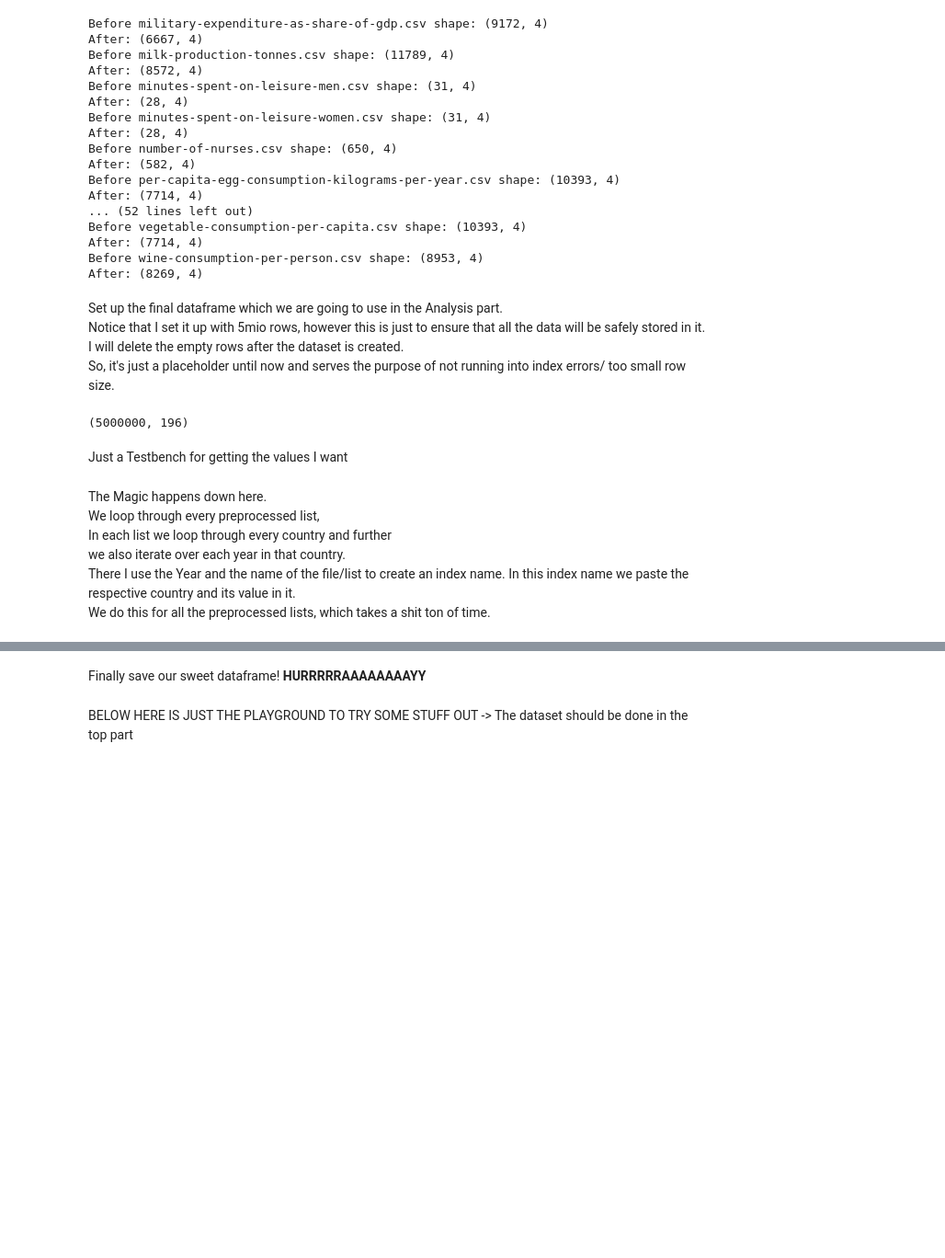
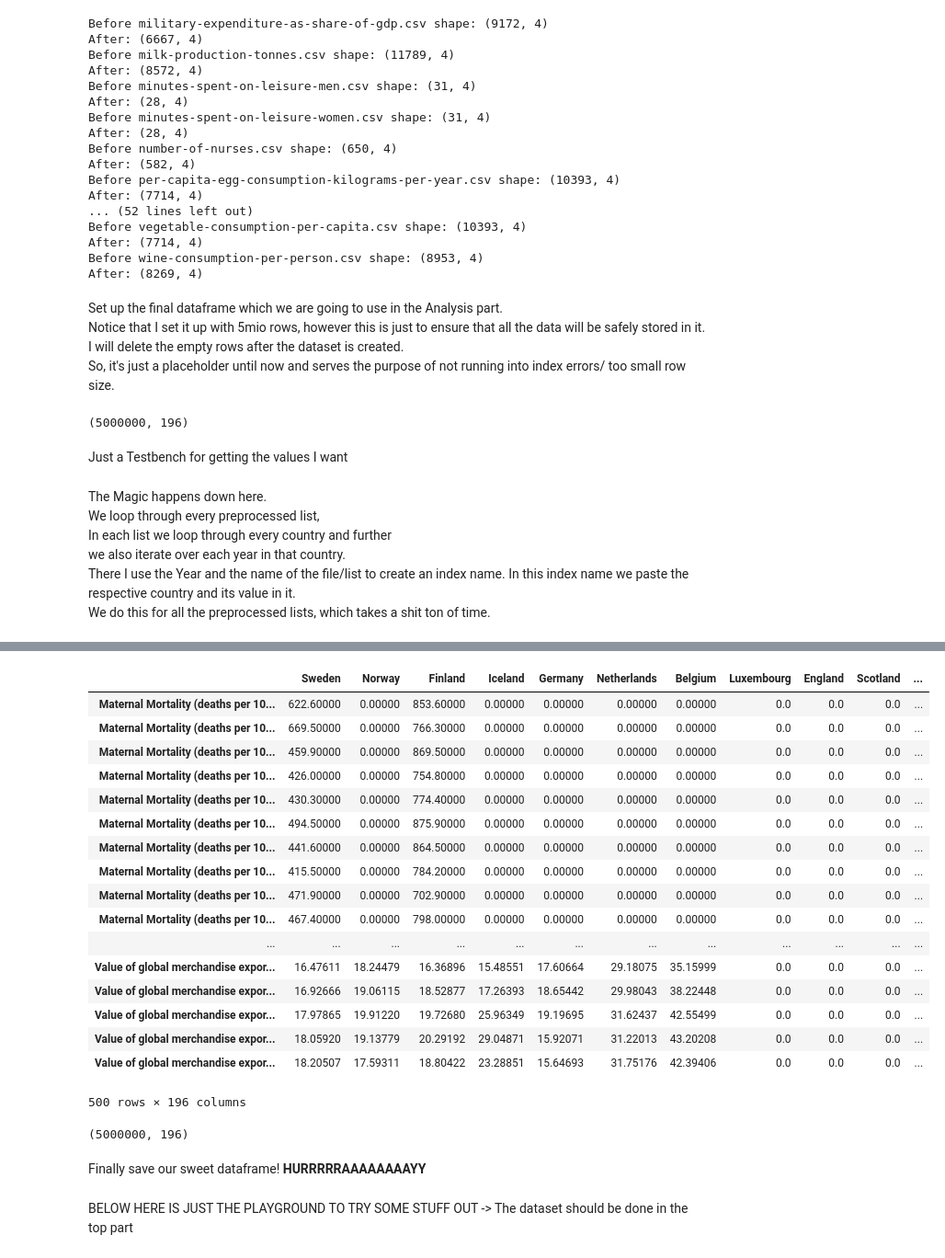
Before and after one commit to lenlehm/Opportunity-Insights, a Jupyter notebook: Create_Dataset.ipynb, the cells around one changed output, grey strips where cells are left out. Shown at 92% size. Drawn from its saved outputs; the diff is of its cells as text; code cells hidden in the pictures; blank space fills up the shorter version.

```diff
--- a/Create_Dataset.ipynb
+++ b/Create_Dataset.ipynb
@@ -220,10 +241,12 @@ We do this for all the preprocessed lists, which takes a shit ton of time. <br /
 # %%
 %%time
 # paste the values into the final_df from each single list
-nextListIndex = 0
+nextListIndex = 2658
 
 try:
     for lists in type4Cols:
+        if type4Cols.index('number-of-nurses.csv') >= type4Cols.index(lists):
+            continue
 
         ## Read the file and get the all countries along with their reported years
         print("{} list out of {}, Index: {}, Name: {}".format(type4Cols.index(lists), len(type4Cols), nextListIndex, lists))
@@ -297,5 +330,31 @@ final_df[0:10]
+# %%
+final_df[2000:2500]
+# %% [output]
+|  | Sweden | Norway | Finland | Iceland | Germany | Netherlands | Belgium | Luxembourg | England | Scotland | ... |
+| Maternal Mortality (deaths per 10... | 622.60000 | 0.00000 | 853.60000 | 0.00000 | 0.00000 | 0.00000 | 0.00000 | 0.0 | 0.0 | 0.0 | ... |
+| Maternal Mortality (deaths per 10... | 669.50000 | 0.00000 | 766.30000 | 0.00000 | 0.00000 | 0.00000 | 0.00000 | 0.0 | 0.0 | 0.0 | ... |
+| Maternal Mortality (deaths per 10... | 459.90000 | 0.00000 | 869.50000 | 0.00000 | 0.00000 | 0.00000 | 0.00000 | 0.0 | 0.0 | 0.0 | ... |
+| Maternal Mortality (deaths per 10... | 426.00000 | 0.00000 | 754.80000 | 0.00000 | 0.00000 | 0.00000 | 0.00000 | 0.0 | 0.0 | 0.0 | ... |
+| Maternal Mortality (deaths per 10... | 430.30000 | 0.00000 | 774.40000 | 0.00000 | 0.00000 | 0.00000 | 0.00000 | 0.0 | 0.0 | 0.0 | ... |
+| Maternal Mortality (deaths per 10... | 494.50000 | 0.00000 | 875.90000 | 0.00000 | 0.00000 | 0.00000 | 0.00000 | 0.0 | 0.0 | 0.0 | ... |
+| Maternal Mortality (deaths per 10... | 441.60000 | 0.00000 | 864.50000 | 0.00000 | 0.00000 | 0.00000 | 0.00000 | 0.0 | 0.0 | 0.0 | ... |
+| Maternal Mortality (deaths per 10... | 415.50000 | 0.00000 | 784.20000 | 0.00000 | 0.00000 | 0.00000 | 0.00000 | 0.0 | 0.0 | 0.0 | ... |
+| Maternal Mortality (deaths per 10... | 471.90000 | 0.00000 | 702.90000 | 0.00000 | 0.00000 | 0.00000 | 0.00000 | 0.0 | 0.0 | 0.0 | ... |
+| Maternal Mortality (deaths per 10... | 467.40000 | 0.00000 | 798.00000 | 0.00000 | 0.00000 | 0.00000 | 0.00000 | 0.0 | 0.0 | 0.0 | ... |
+| ... | ... | ... | ... | ... | ... | ... | ... | ... | ... | ... | ... |
+| Value of global merchandise expor... | 16.47611 | 18.24479 | 16.36896 | 15.48551 | 17.60664 | 29.18075 | 35.15999 | 0.0 | 0.0 | 0.0 | ... |
+| Value of global merchandise expor... | 16.92666 | 19.06115 | 18.52877 | 17.26393 | 18.65442 | 29.98043 | 38.22448 | 0.0 | 0.0 | 0.0 | ... |
+| Value of global merchandise expor... | 17.97865 | 19.91220 | 19.72680 | 25.96349 | 19.19695 | 31.62437 | 42.55499 | 0.0 | 0.0 | 0.0 | ... |
+| Value of global merchandise expor... | 18.05920 | 19.13779 | 20.29192 | 29.04871 | 15.92071 | 31.22013 | 43.20208 | 0.0 | 0.0 | 0.0 | ... |
+| Value of global merchandise expor... | 18.20507 | 17.59311 | 18.80422 | 23.28851 | 15.64693 | 31.75176 | 42.39406 | 0.0 | 0.0 | 0.0 | ... |
+500 rows × 196 columns
 # %%
 ## Delete all the values which are 0
+finale = final_df.copy()
+finale.dropna(how = 'all', axis=0)
+finale.shape
+# %% [output]
+(5000000, 196)
 # %% [markdown]
 Finally save our sweet dataframe! **HURRRRRAAAAAAAAYY**
 # %%
```
Also changed, not shown: parts of 7 cells of this notebook, 1 other file.
